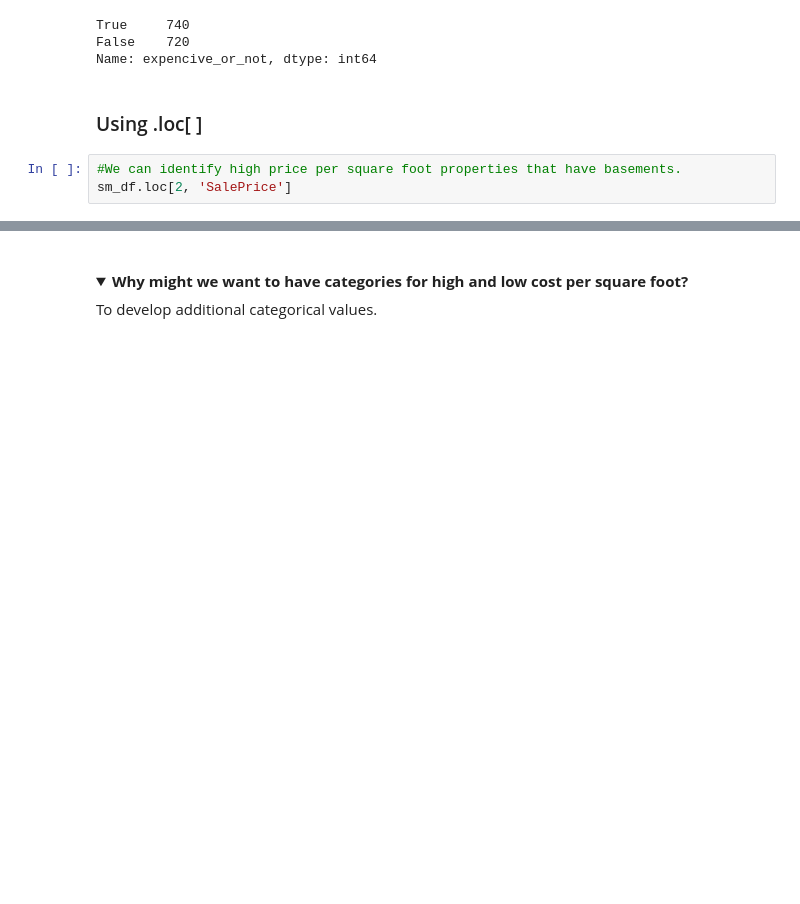
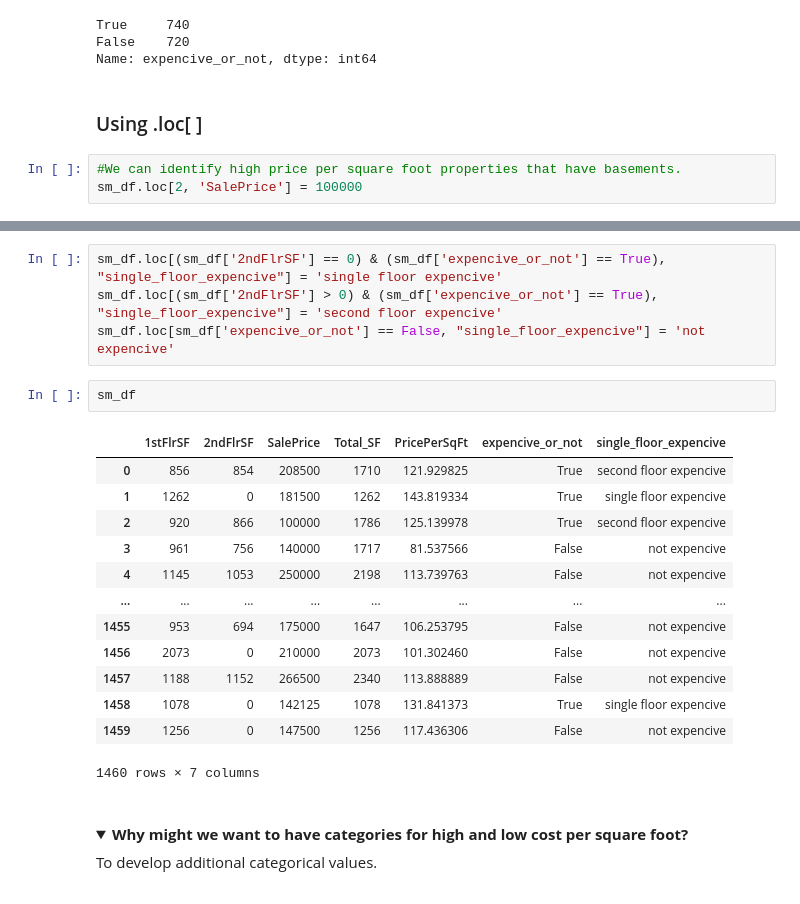
Before and after one commit to Vasanta2002/Sprint_1_git, a Jupyter notebook: module2-exploratory-data-analysis/DS_112_EDA.ipynb, the cells around one changed output, grey strips where cells are left out. Saved outputs shown, nothing was run; the diff lists cells and outputs as text; folded sections open; blank space fills up the shorter version.

```diff
--- a/module2-exploratory-data-analysis/DS_112_EDA.ipynb
+++ b/module2-exploratory-data-analysis/DS_112_EDA.ipynb
@@ -516,4 +470,4 @@ Name: expencive_or_not, dtype: int64
 ### Using .loc[ ]
 # %%
 #We can identify high price per square foot properties that have basements.
-sm_df.loc[2, 'SalePrice']
+sm_df.loc[2, 'SalePrice'] = 100000
@@ -522,3 +490,23 @@ sm_df.loc[2, 'SalePrice']
+# %%
+sm_df.loc[(sm_df['2ndFlrSF'] == 0) & (sm_df['expencive_or_not'] == True), "single_floor_expencive"] = 'single floor expencive'
+sm_df.loc[(sm_df['2ndFlrSF'] > 0) & (sm_df['expencive_or_not'] == True), "single_floor_expencive"] = 'second floor expencive'
+sm_df.loc[sm_df['expencive_or_not'] == False, "single_floor_expencive"] = 'not expencive'
+# %%
+sm_df
+# %% [output]
+|  | 1stFlrSF | 2ndFlrSF | SalePrice | Total_SF | PricePerSqFt | expencive_or_not | single_floor_expencive |
+| 0 | 856 | 854 | 208500 | 1710 | 121.929825 | True | second floor expencive |
+| 1 | 1262 | 0 | 181500 | 1262 | 143.819334 | True | single floor expencive |
+| 2 | 920 | 866 | 100000 | 1786 | 125.139978 | True | second floor expencive |
+| 3 | 961 | 756 | 140000 | 1717 | 81.537566 | False | not expencive |
+| 4 | 1145 | 1053 | 250000 | 2198 | 113.739763 | False | not expencive |
+| ... | ... | ... | ... | ... | ... | ... | ... |
+| 1455 | 953 | 694 | 175000 | 1647 | 106.253795 | False | not expencive |
+| 1456 | 2073 | 0 | 210000 | 2073 | 101.302460 | False | not expencive |
+| 1457 | 1188 | 1152 | 266500 | 2340 | 113.888889 | False | not expencive |
+| 1458 | 1078 | 0 | 142125 | 1078 | 131.841373 | True | single floor expencive |
+| 1459 | 1256 | 0 | 147500 | 1256 | 117.436306 | False | not expencive |
+1460 rows × 7 columns
 # %% [markdown]
 
 <br>
```
Also changed, not shown: parts of 20 cells of this notebook.
